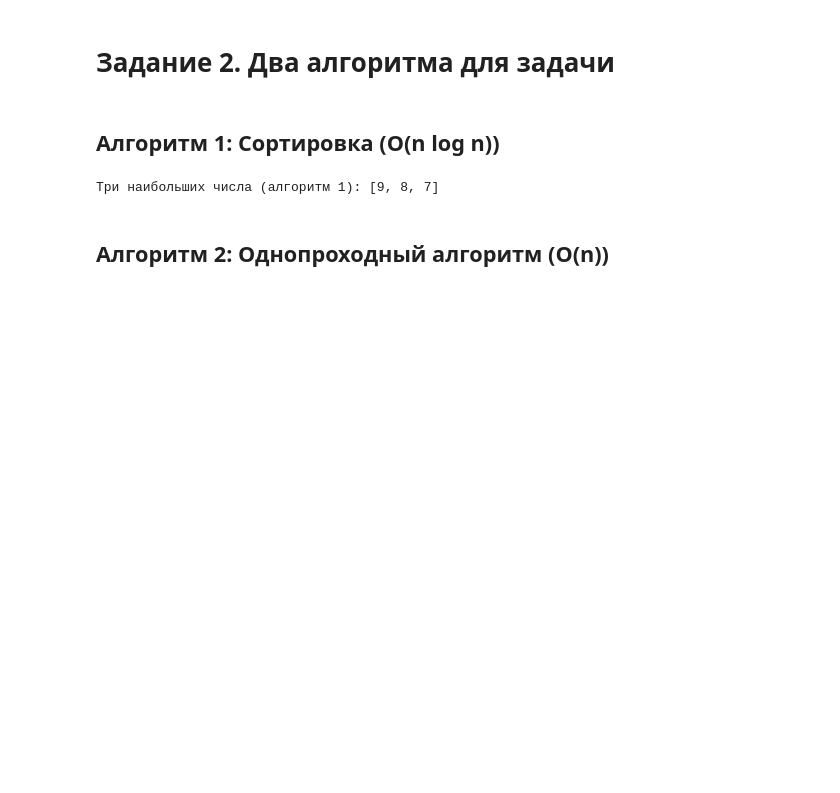
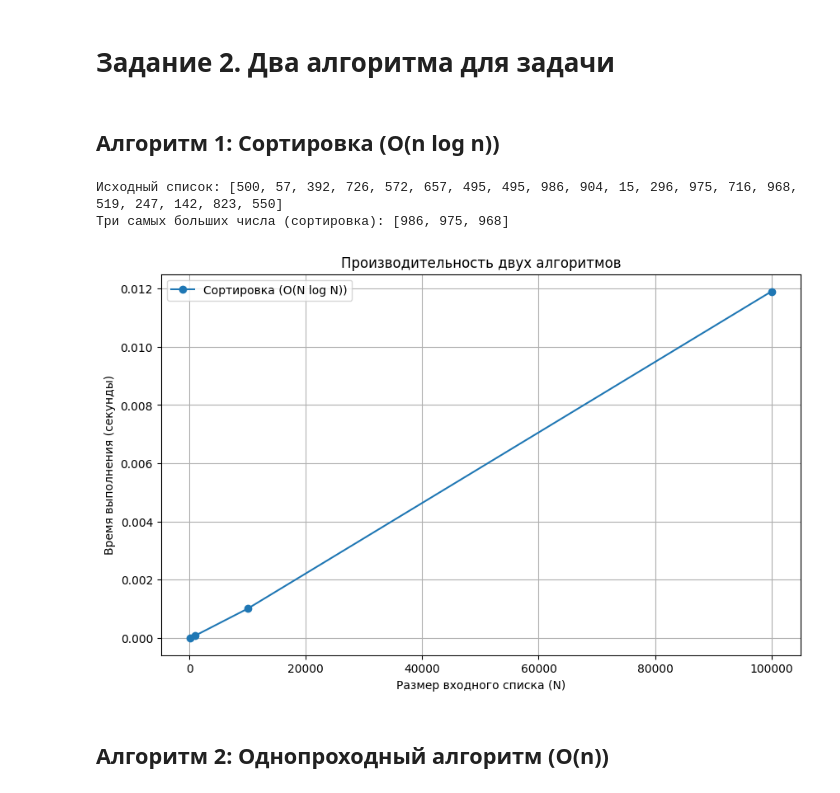
Before and after one commit to serk4s/1_lab_for_struckturi, a Jupyter notebook: 1lab_for_strukturi.ipynb, the cells around one changed output. Cells and saved outputs as stored; diff of their text form; code cells hidden in the pictures; blank space fills up the shorter version.

```diff
--- a/1lab_for_strukturi.ipynb
+++ b/1lab_for_strukturi.ipynb
@@ -93,23 +94,45 @@ print("3. Алгоритм имеет линейную сложность")
 # %% [markdown]
 ## Алгоритм 1: Сортировка (O(n log n))
 # %%
-def find_top_three_sort(nums):
-    """
-    Алгоритм 1: Сортировка списка и выбор трех наибольших элементов
-    Сложность: O(n log n)
-    """
+import random
+import time
+import matplotlib.pyplot as plt
+
+def find_three_largest_sorting(nums):
+    """Находит три самых больших числа с помощью сортировки."""
     if len(nums) < 3:
         return sorted(nums, reverse=True)
+    nums.sort(reverse=True)
+    return nums[:3]
 
-    sorted_nums = sorted(nums, reverse=True)
-    return sorted_nums[:3]
+# Тестируем на примере
+nums = [random.randint(1, 1000) for _ in range(20)]
+print(f"Исходный список: {nums}")
+print(f"Три самых больших числа (сортировка): {find_three_largest_sorting(nums)}")
 
-# Тестирование
-test_nums = [5, 2, 8, 1, 9, 3, 7, 4, 6]
-result = find_top_three_sort(test_nums)
-print(f"Три наибольших числа (алгоритм 1): {result}")
+# Строим график производительности
+sizes = [10**i for i in range(2, 6)]
+times_sorting = []
+
+for size in sizes:
+    test_list = [random.randint(1, size) for _ in range(size)]
+    start_time = time.time()
+    find_three_largest_sorting(test_list)
+    end_time = time.time()
+    times_sorting.append(end_time - start_time)
+
+plt.figure(figsize=(10, 6))
+plt.plot(sizes, times_sorting, label='Сортировка (O(N log N))', marker='o')
+plt.title('Производительность двух алгоритмов')
+plt.xlabel('Размер входного списка (N)')
+plt.ylabel('Время выполнения (секунды)')
+plt.grid(True)
+plt.legend()
+plt.show()
 # %% [output]
-Три наибольших числа (алгоритм 1): [9, 8, 7]
+Исходный список: [500, 57, 392, 726, 572, 657, 495, 495, 986, 904, 15, 296, 975, 716, 968, 519, 247, 142, 823, 550]
+Три самых больших числа (сортировка): [986, 975, 968]
+[figure, added]
 # %% [markdown]
 ## Алгоритм 2: Однопроходный алгоритм (O(n))
 # %%
```
Also changed, not shown: parts of 11 cells of this notebook, 1 other file.
